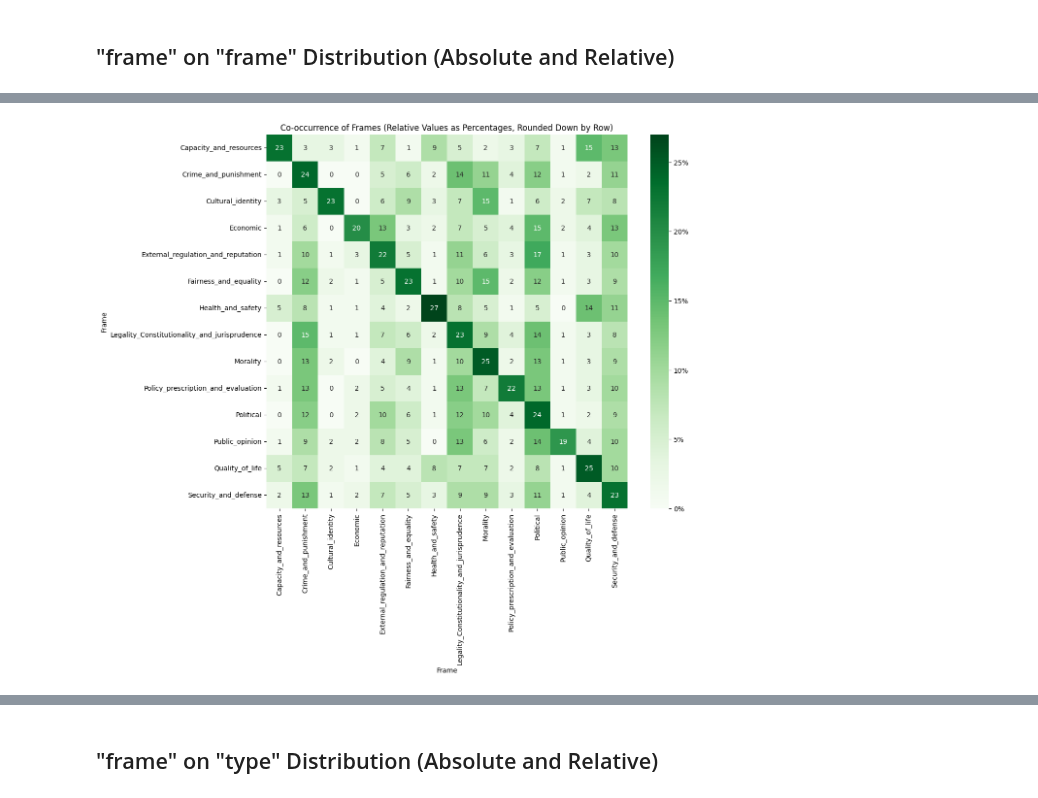
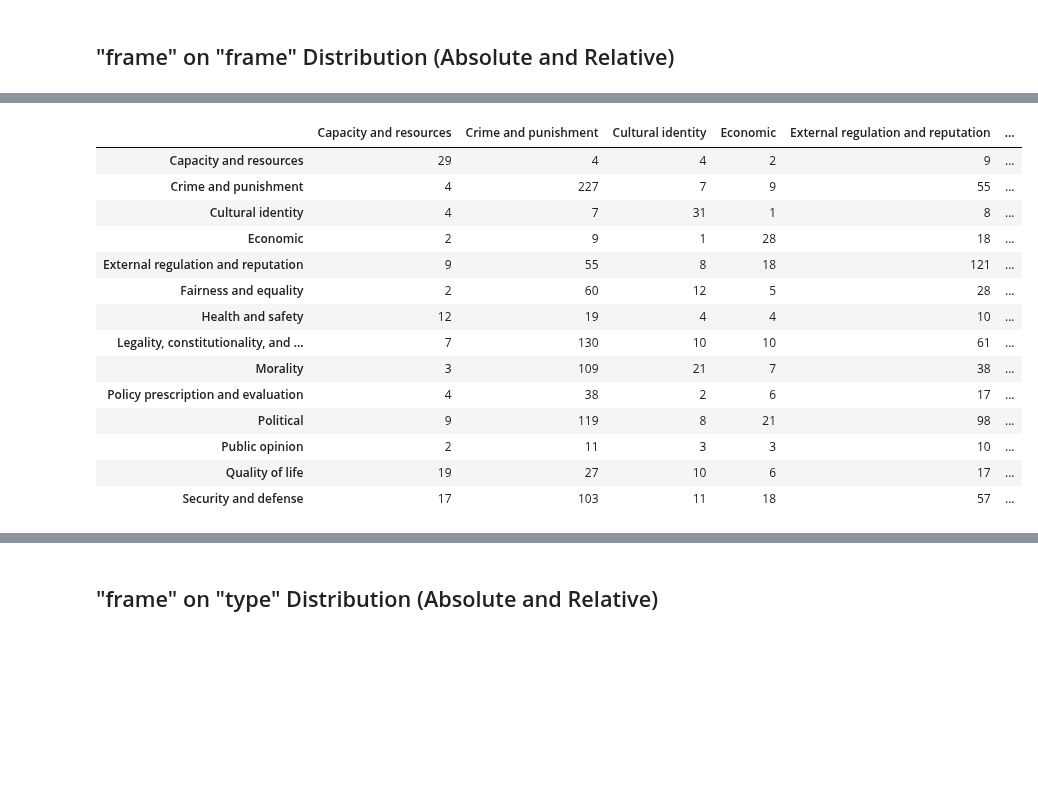
Before and after one commit to elianderlohr/muse-dlf, a Jupyter notebook: notebooks/analysis/semeval-dataset.ipynb, the cells around one changed output, grey strips where cells are left out. Saved outputs shown, nothing was run; the diff lists cells and outputs as text; code cells hidden in the pictures; blank space fills up the shorter version.

```diff
--- a/notebooks/analysis/semeval-dataset.ipynb
+++ b/notebooks/analysis/semeval-dataset.ipynb
@@ -111,21 +136,0 @@ plt.show()
-# %%
-import numpy as np
-
-# Selecting only the frames columns
-frames_df = df.iloc[:, 3:]
-
-# Creating a co-occurrence matrix
-co_occurrence_matrix = frames_df.T.dot(frames_df)
-
-# Normalize the co-occurrence matrix to relative values by rows
-co_occurrence_relative_by_row = co_occurrence_matrix.div(co_occurrence_matrix.sum(axis=1), axis=0)
-
-# Plotting the heatmap with relative values as percentages rounded down
-plt.figure(figsize=(12, 10))
-sns.heatmap(np.floor(co_occurrence_relative_by_row * 100), annot=True, fmt=".0f", cmap="Greens", cbar_kws={'format': '%.0f%%'})
-plt.title('Co-occurrence of Frames (Relative Values as Percentages, Rounded Down by Row)')
-plt.ylabel('Frame')
-plt.xlabel('Frame')
-plt.show()
-# %% [output]
-[figure, removed]
@@ -131,0 +140,18 @@ plt.show()
+# %%
+co_occurrence_matrix
+# %% [output]
+|  | Capacity and resources | Crime and punishment | Cultural identity | Economic | External regulation and reputation | ... |
+| Capacity and resources | 29 | 4 | 4 | 2 | 9 | ... |
+| Crime and punishment | 4 | 227 | 7 | 9 | 55 | ... |
+| Cultural identity | 4 | 7 | 31 | 1 | 8 | ... |
+| Economic | 2 | 9 | 1 | 28 | 18 | ... |
+| External regulation and reputation | 9 | 55 | 8 | 18 | 121 | ... |
+| Fairness and equality | 2 | 60 | 12 | 5 | 28 | ... |
+| Health and safety | 12 | 19 | 4 | 4 | 10 | ... |
+| Legality, constitutionality, and ... | 7 | 130 | 10 | 10 | 61 | ... |
+| Morality | 3 | 109 | 21 | 7 | 38 | ... |
+| Policy prescription and evaluation | 4 | 38 | 2 | 6 | 17 | ... |
+| Political | 9 | 119 | 8 | 21 | 98 | ... |
+| Public opinion | 2 | 11 | 3 | 3 | 10 | ... |
+| Quality of life | 19 | 27 | 10 | 6 | 17 | ... |
+| Security and defense | 17 | 103 | 11 | 18 | 57 | ... |
```
Also changed, not shown: parts of 13 cells of this notebook, 3 other files.
